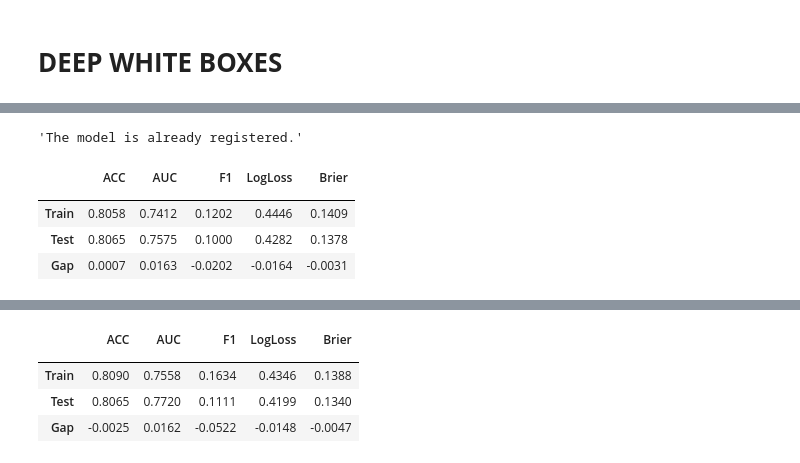
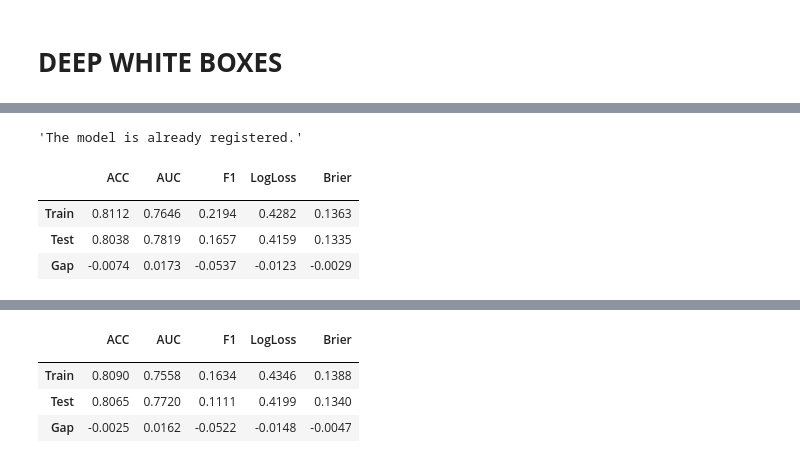
Before and after one commit to tomasnp/TER_HEC, a Jupyter notebook: main-4.ipynb, the cells around one changed output, grey strips where cells are left out. Saved outputs shown, nothing was run; the diff lists cells and outputs as text; code cells hidden in the pictures.

```diff
--- a/main-4.ipynb
+++ b/main-4.ipynb
@@ -852,16 +861,16 @@ KeyboardInterrupt:
 # %%
 ## ReLU-DNN: ReLU Deep Neural Networks with L1-Regularization, e.g. L1_reg = 0.0008
 from piml.models import ReluDNNClassifier
 
-clf1 = ReluDNNClassifier(hidden_layer_sizes=(40, 40), l1_reg=0.0008,
-                        batch_size=500, learning_rate=0.001)
+clf1 = ReluDNNClassifier(hidden_layer_sizes=(3, 3), l1_reg=0.0008,
+                        batch_size=5, learning_rate=0.001)
 exp.model_train(model=clf1, name='ReLU-DNN')
 
 exp.model_diagnose(model="ReLU-DNN", show='accuracy_table')
 # %% [output]
 'The model is already registered.'
 |  | ACC | AUC | F1 | LogLoss | Brier |
 |  |  |  |  |  |  |
-| Train | 0.8058 | 0.7412 | 0.1202 | 0.4446 | 0.1409 |
-| Test | 0.8065 | 0.7575 | 0.1000 | 0.4282 | 0.1378 |
-| Gap | 0.0007 | 0.0163 | -0.0202 | -0.0164 | -0.0031 |
+| Train | 0.8112 | 0.7646 | 0.2194 | 0.4282 | 0.1363 |
+| Test | 0.8038 | 0.7819 | 0.1657 | 0.4159 | 0.1335 |
+| Gap | -0.0074 | 0.0173 | -0.0537 | -0.0123 | -0.0029 |
```
Also changed, not shown: parts of 20 cells of this notebook, 1 other file.
